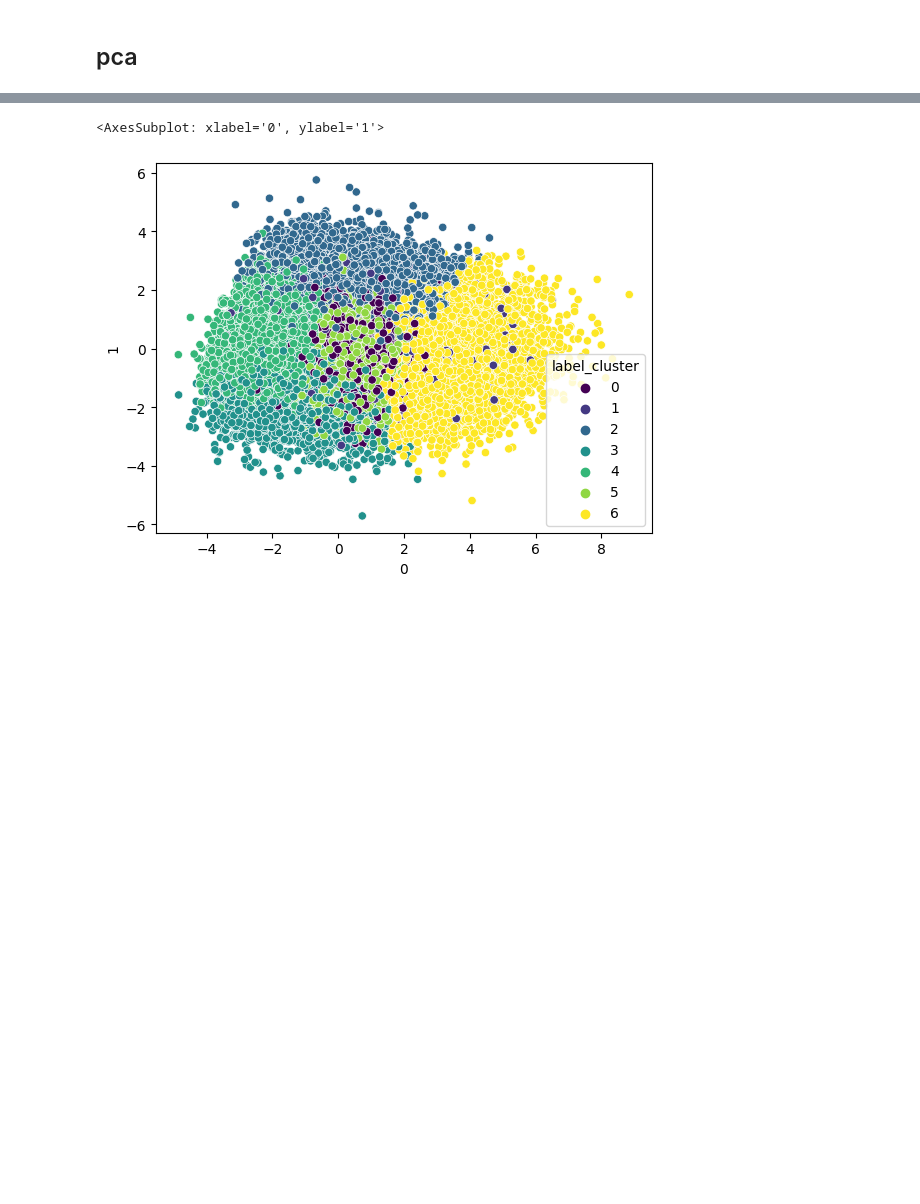
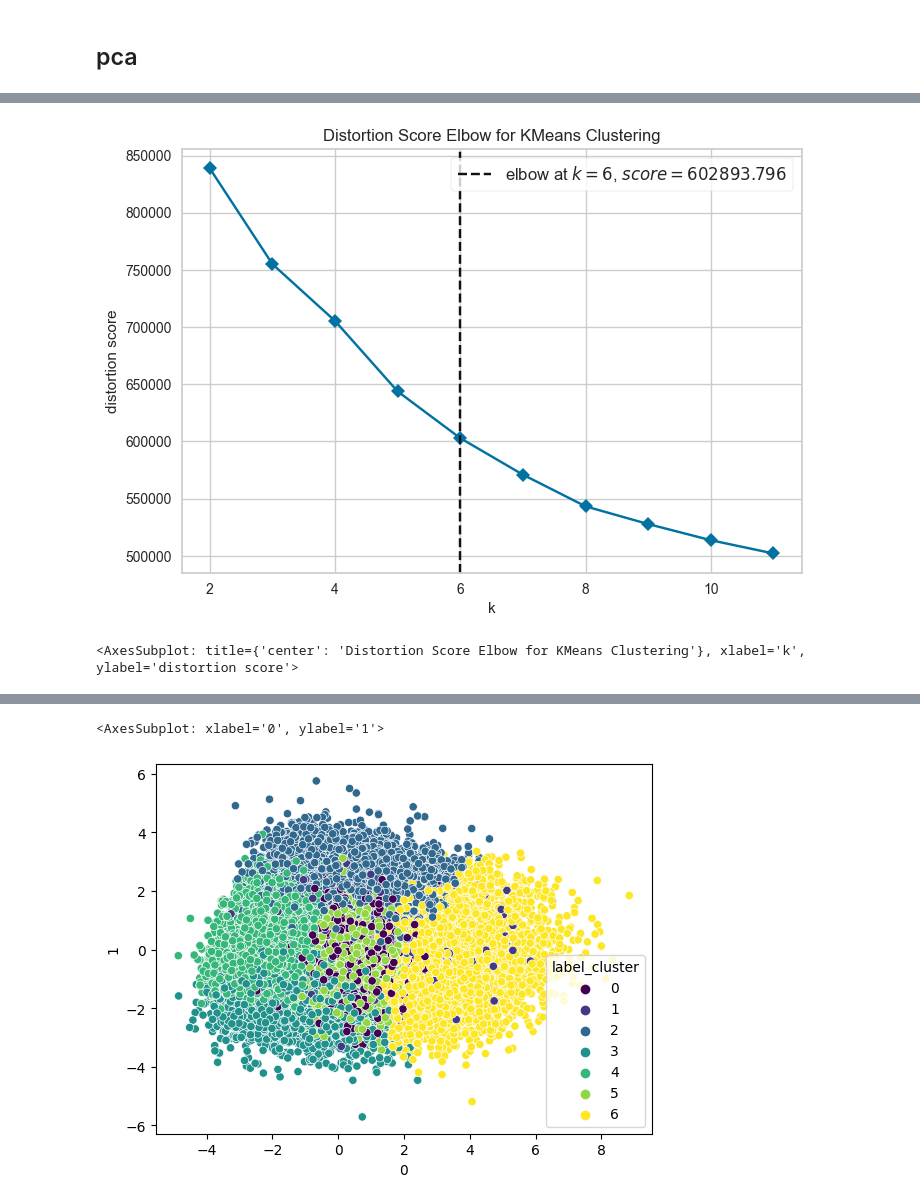
Before and after one commit to Adelinekh/olist_nonsupervise, a Jupyter notebook: modelisation_data.ipynb, the cells around one changed output, grey strips where cells are left out. Cells and saved outputs as stored; diff of their text form; code cells hidden in the pictures; blank space fills up the shorter version.

```diff
--- a/modelisation_data.ipynb
+++ b/modelisation_data.ipynb
@@ -329,0 +350,11 @@ df
+# %%
+df_kmean = pd.DataFrame(df_pca)
+# %%
+
+visualizer = KElbowVisualizer(KMeans(n_init=10,random_state=42),metric="distortion", k=(2,12),timings=False)
+
+visualizer.fit(df_kmean) # Fit the data to the visualizer
+visualizer.show() # Finalize and render the figure
+# %% [output]
+[figure, added]
+<AxesSubplot: title={'center': 'Distortion Score Elbow for KMeans Clustering'}, xlabel='k', ylabel='distortion score'>
```
Also changed, not shown: parts of 16 cells of this notebook, 2 other files.
